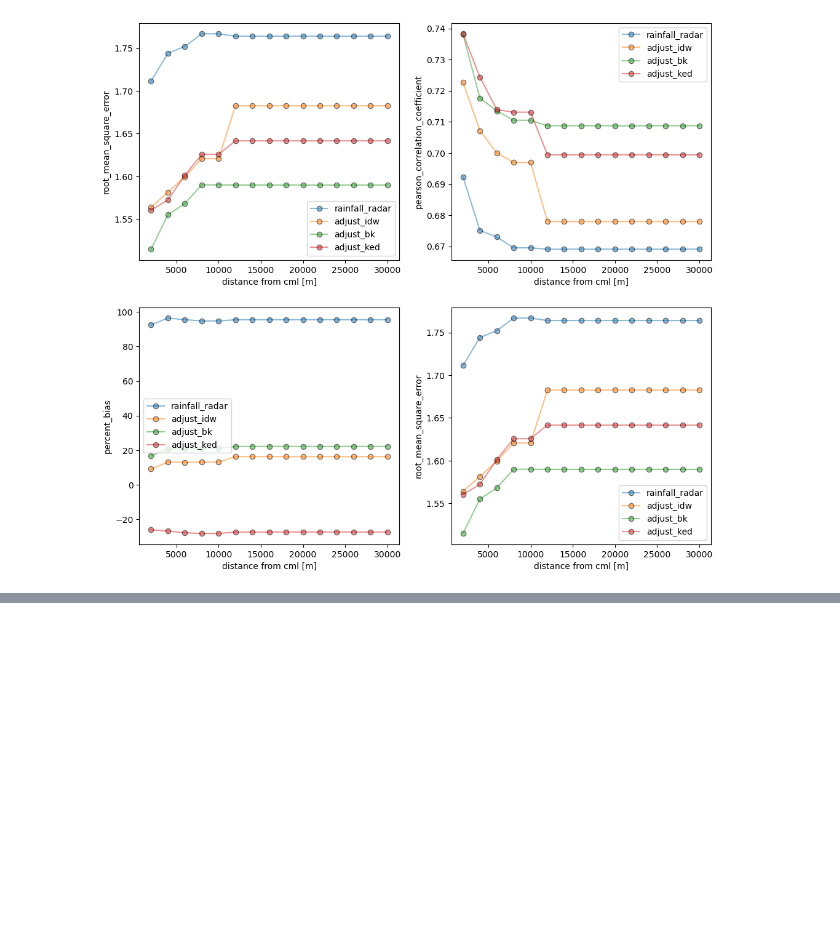
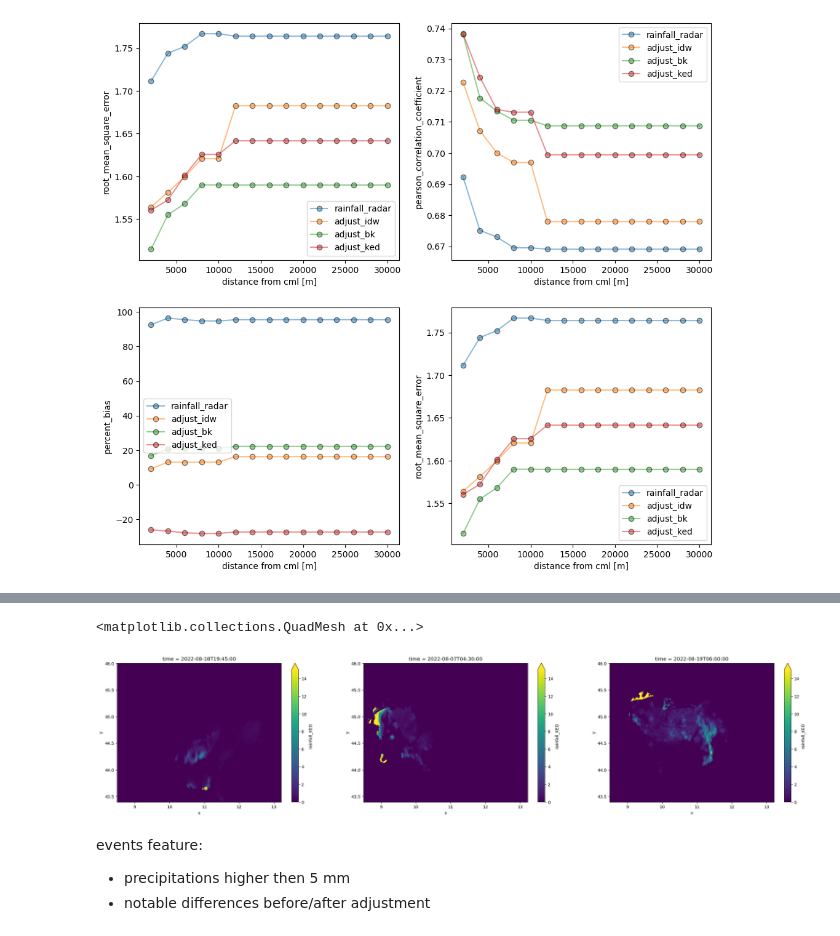
Before and after one commit to EliaCovi/radar_adjustment_intercomparison, a Jupyter notebook: 4_adjustment_analysis.ipynb, the cells around one changed output, grey strips where cells are left out. Cells and saved outputs as stored; diff of their text form; code cells hidden in the pictures; blank space fills up the shorter version.

Commit message:
added event searching and distance comparison

```diff
--- a/4_adjustment_analysis.ipynb
+++ b/4_adjustment_analysis.ipynb
@@ -220,0 +248,12 @@ ax[1,1].legend()
+# %%
+fig, ax=plt.subplots(1,3, figsize=(30,6))
+ds_rad.rainfall_KED.sel(time='2022-08-18T19:45:00.000000000').plot(ax=ax[0], vmax=15)
+ds_rad.rainfall_KED.sel(time='2022-08-07T04:30:00.000000000').plot(ax=ax[1], vmax=15)
+ds_rad.rainfall_KED.sel(time='2022-08-19T06:00:00.000000000').plot(ax=ax[2], vmax=15)
+# %% [output]
+<matplotlib.collections.QuadMesh at 0x...>
+[figure, added]
+# %% [markdown]
+events feature:
+* precipitations higher then 5 mm
+* notable differences before/after adjustment
```
Also changed, not shown: parts of 13 cells of this notebook.
